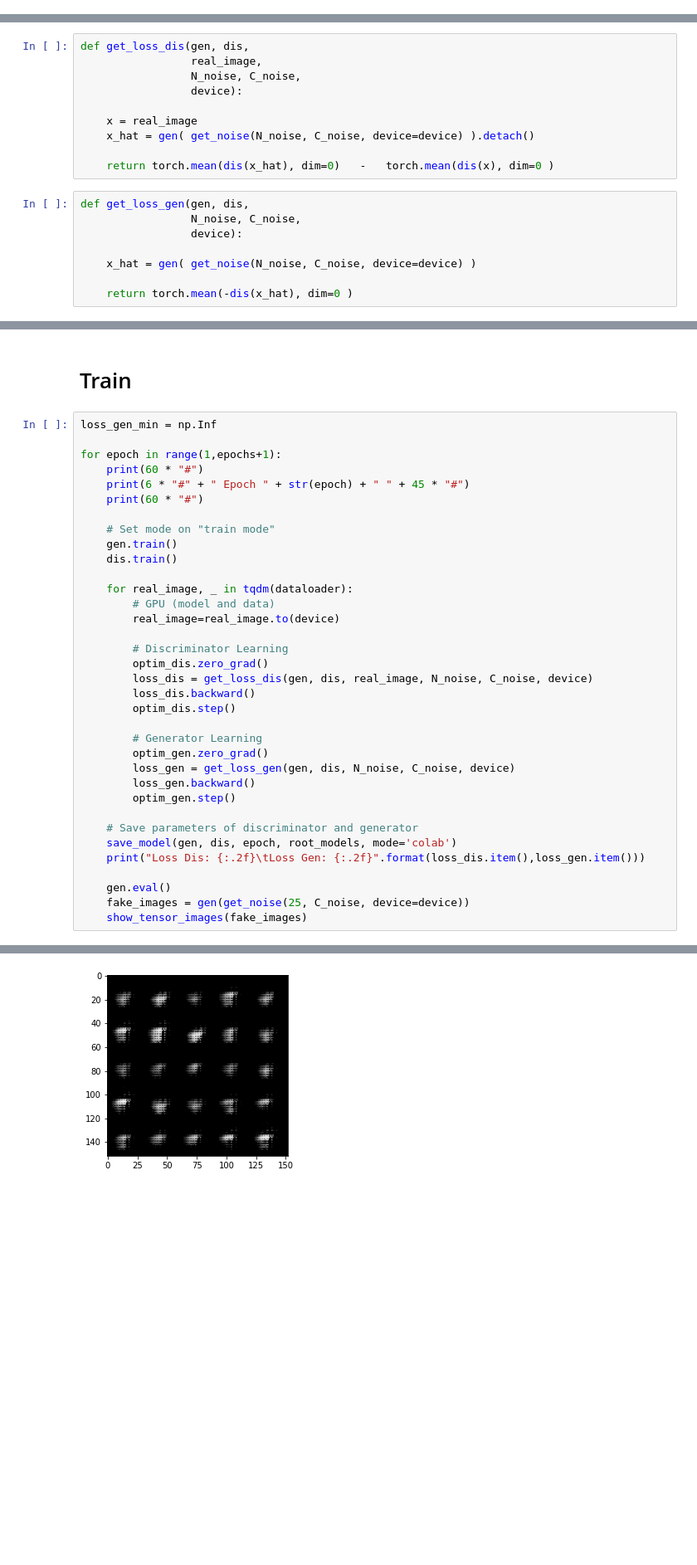
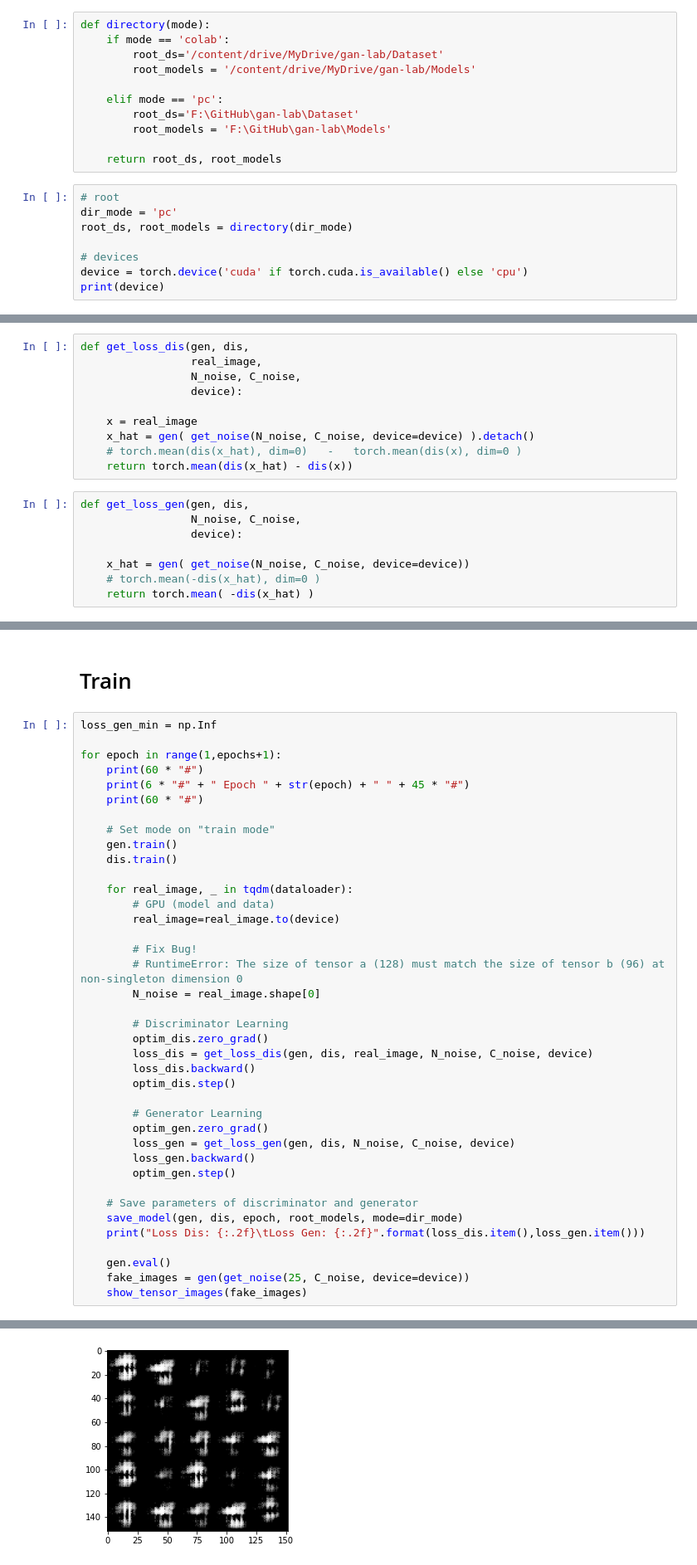
Before and after one commit to AlirezaKhodabakhsh/GAN-LAB, a Jupyter notebook: WGAN/WGAN.ipynb, the cells around one changed output, grey strips where cells are left out. Shown at 83% size. Saved outputs shown, nothing was run; the diff lists cells and outputs as text; blank space fills up the shorter version.

```diff
--- a/WGAN/WGAN.ipynb
+++ b/WGAN/WGAN.ipynb
@@ -35,0 +21,19 @@ cuda
+# %%
+def directory(mode):
+    if mode == 'colab':
+        root_ds='/content/drive/MyDrive/gan-lab/Dataset'
+        root_models = '/content/drive/MyDrive/gan-lab/Models'
+
+    elif mode == 'pc':
+        root_ds='F:\GitHub\gan-lab\Dataset'
+        root_models = 'F:\GitHub\gan-lab\Models'
+
+    return root_ds, root_models
+# %%
+# root
+dir_mode = 'pc'
+root_ds, root_models = directory(dir_mode)
+
+# devices
+device = torch.device('cuda' if torch.cuda.is_available() else 'cpu')
+print(device)
@@ -117,16 +127,16 @@ def get_loss_dis(gen, dis,
 
     x = real_image
     x_hat = gen( get_noise(N_noise, C_noise, device=device) ).detach()
-
-    return torch.mean(dis(x_hat), dim=0)   -   torch.mean(dis(x), dim=0 )
+    # torch.mean(dis(x_hat), dim=0)   -   torch.mean(dis(x), dim=0 )
+    return torch.mean(dis(x_hat) - dis(x))
 # %%
 def get_loss_gen(gen, dis,
                  N_noise, C_noise,
                  device):
 
-    x_hat = gen( get_noise(N_noise, C_noise, device=device) )
-
-    return torch.mean(-dis(x_hat), dim=0 )
+    x_hat = gen( get_noise(N_noise, C_noise, device=device))
+    # torch.mean(-dis(x_hat), dim=0 )
+    return torch.mean( -dis(x_hat) )
 # %% [markdown]
 # Helper Functions
 # %%
@@ -244,6 +261,10 @@ for epoch in range(1,epochs+1):
         # GPU (model and data)
         real_image=real_image.to(device)
 
+        # Fix Bug!
+        # RuntimeError: The size of tensor a (128) must match the size of tensor b (96) at non-singleton dimension 0
+        N_noise = real_image.shape[0]
+
         # Discriminator Learning
         optim_dis.zero_grad()
         loss_dis = get_loss_dis(gen, dis, real_image, N_noise, C_noise, device)
@@ -257,7 +278,7 @@ for epoch in range(1,epochs+1):
         optim_gen.step()
 
     # Save parameters of discriminator and generator
-    save_model(gen, dis, epoch, root_models, mode='colab')
+    save_model(gen, dis, epoch, root_models, mode=dir_mode)
     print("Loss Dis: {:.2f}\tLoss Gen: {:.2f}".format(loss_dis.item(),loss_gen.item()))
 
     gen.eval()
@@ -272,4 +293,4 @@ Loss Dis: -3.91 Loss Gen: 0.52
-[figure, old version]
+[figure, new version]
 ############################################################
 ###### Epoch 2 #############################################
 ############################################################
```
Also changed, not shown: parts of 7 cells of this notebook.
